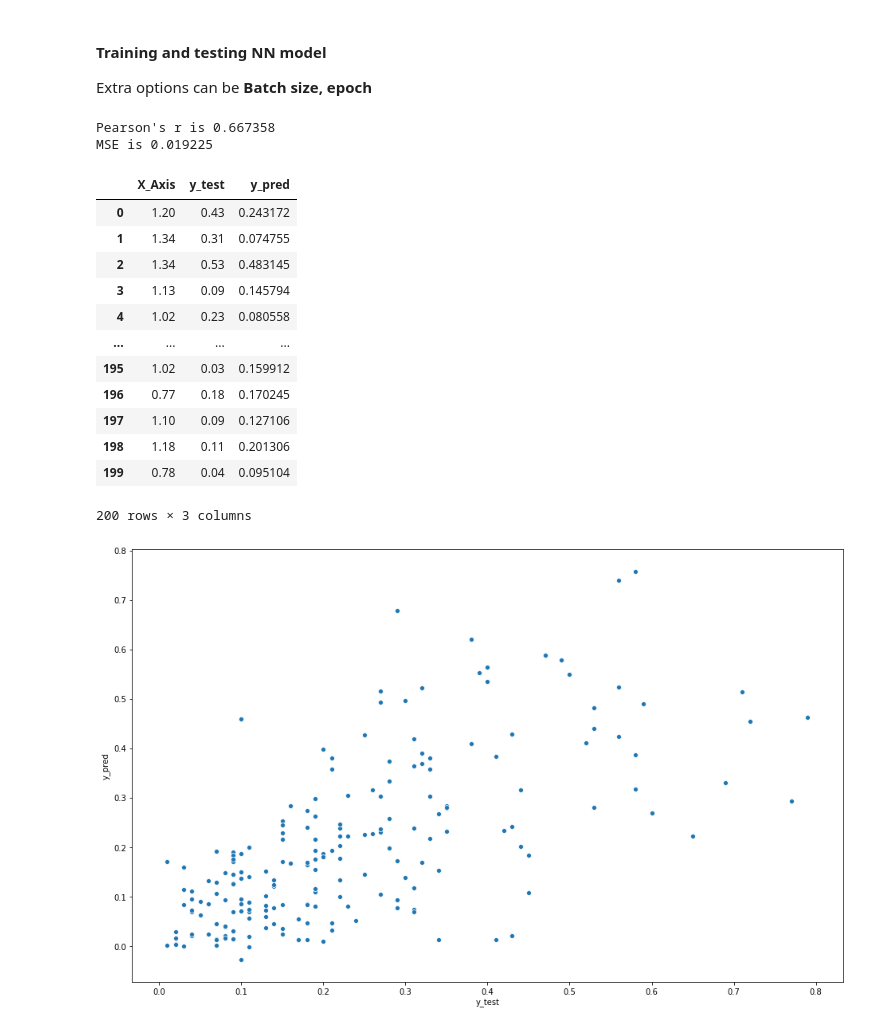
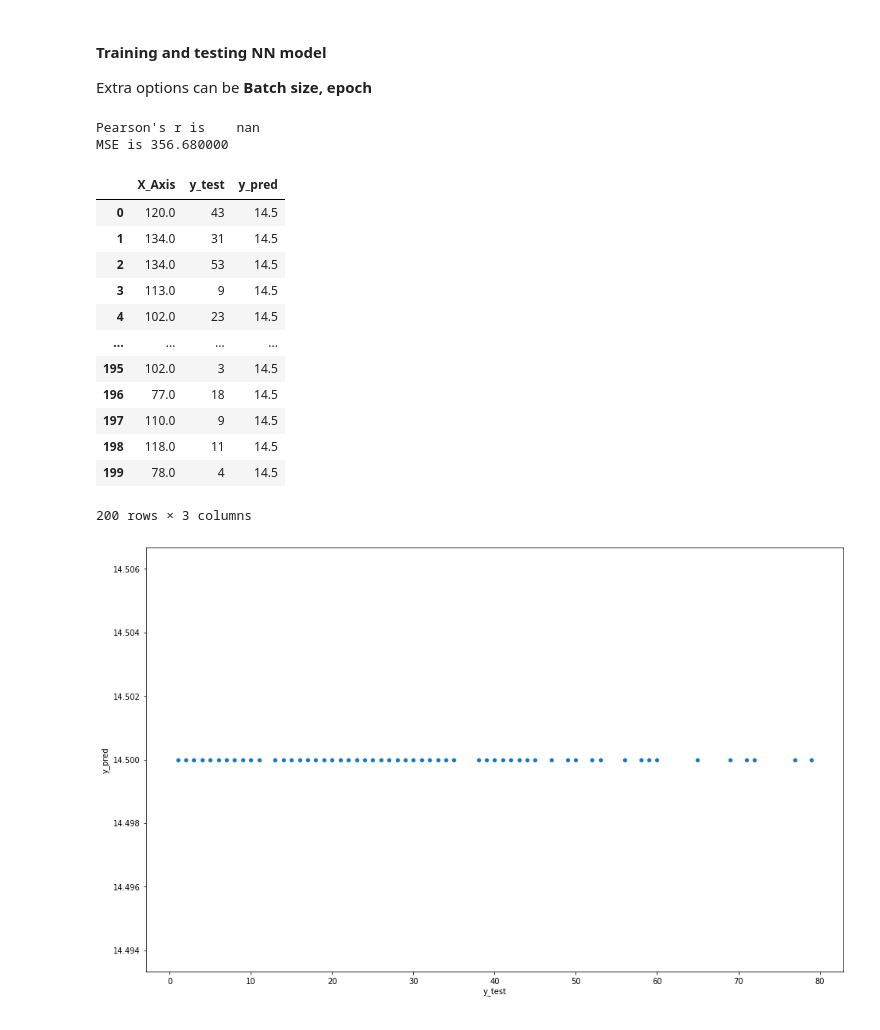
Before and after one commit to leonardzh/zheng_MnM4SDS_project, a Jupyter notebook: MainPlayground.ipynb, the cells around one changed output. Saved outputs shown, nothing was run; the diff lists cells and outputs as text; code cells hidden in the pictures.

```diff
--- a/MainPlayground.ipynb
+++ b/MainPlayground.ipynb
@@ -108,8 +108,8 @@ def loadDatasetTaxiSnippetScale():
     X = np.load('data/simple_taxi_X.npy')
     Y = np.load('data/simple_taxi_Y.npy')
     X[:,2] = X[:,2]/100
-    X = X / 100
-    Y = Y / 100
+#     X = X / 100
+#     Y = Y / 100
     return (X,Y)
 # %% [markdown]
 ### Load dataset of your choice
@@ -381,11 +381,12 @@ Extra options can be **Batch size, epoch**
 # %%
 def NNregression(X_train, X_test, y_train, y_test,
                  batch_size = 4,
-                 epoch = 500
+                 epoch = 500,
+                 lr=0.008
                 ):
 
     #initialize network with fixed output dim of 1
-    neural_network = NeuralNetwork(X_train.shape[1],1,lr=1e-2)
+    neural_network = NeuralNetwork(X_train.shape[1],1,lr=lr)
 
     for index in range(0,X_train.shape[0],batch_size):
 
@@ -411,21 +412,21 @@ def NNregression(X_train, X_test, y_train, y_test,
     sns.scatterplot(x="y_test", y="y_pred", data=df)
     return df
 # %%
-NNregression(X_train, X_test, y_train, y_test)
+NNregression(X_train, X_test, y_train, y_test,batch_size = 4,epoch=500,lr=0.008)
 # %% [output]
-Pearson's r is 0.667358
-MSE is 0.019225
+Pearson's r is    nan
+MSE is 356.680000
 |  | X_Axis | y_test | y_pred |
-| 0 | 1.20 | 0.43 | 0.243172 |
-| 1 | 1.34 | 0.31 | 0.074755 |
-| 2 | 1.34 | 0.53 | 0.483145 |
-| 3 | 1.13 | 0.09 | 0.145794 |
-| 4 | 1.02 | 0.23 | 0.080558 |
+| 0 | 120.0 | 43 | 14.5 |
+| 1 | 134.0 | 31 | 14.5 |
+| 2 | 134.0 | 53 | 14.5 |
+| 3 | 113.0 | 9 | 14.5 |
+| 4 | 102.0 | 23 | 14.5 |
 | ... | ... | ... | ... |
-| 195 | 1.02 | 0.03 | 0.159912 |
-| 196 | 0.77 | 0.18 | 0.170245 |
-| 197 | 1.10 | 0.09 | 0.127106 |
-| 198 | 1.18 | 0.11 | 0.201306 |
-| 199 | 0.78 | 0.04 | 0.095104 |
+| 195 | 102.0 | 3 | 14.5 |
+| 196 | 77.0 | 18 | 14.5 |
+| 197 | 110.0 | 9 | 14.5 |
+| 198 | 118.0 | 11 | 14.5 |
+| 199 | 78.0 | 4 | 14.5 |
 200 rows × 3 columns
-[figure, old version]
+[figure, new version]
```
Also changed, not shown: parts of 2 cells of this notebook.
